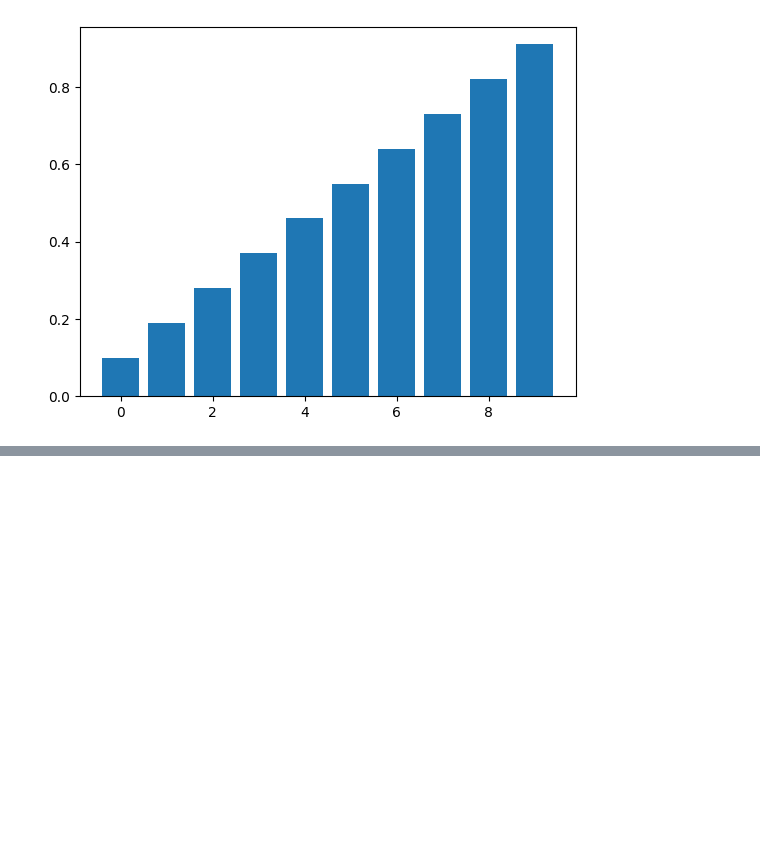
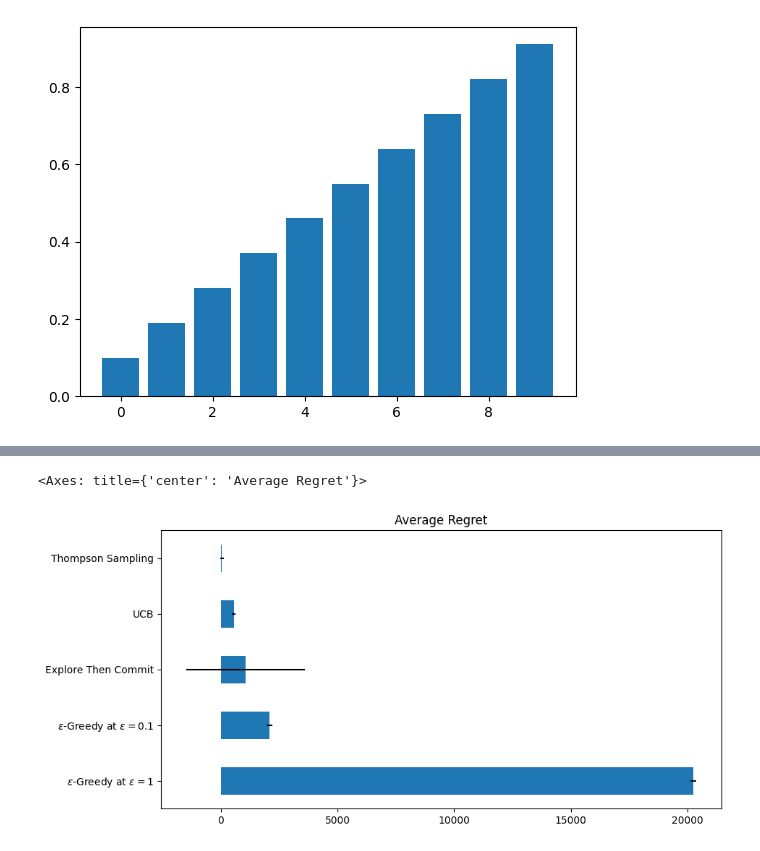
Before and after one commit to Karthik-Dulam/crazy-bandits, a Jupyter notebook: bandit_compare.ipynb, the cells around one changed output, grey strips where cells are left out. Drawn from its saved outputs; the diff is of its cells as text; code cells hidden in the pictures; blank space fills up the shorter version.

```diff
--- a/bandit_compare.ipynb
+++ b/bandit_compare.ipynb
@@ -30,0 +46,35 @@ run_bandit_algorithm("Thompson Sampling", thompson_sampling, bernoullis, n_round
+# %%
+for _ in range(n_trials):
+    regrets[r"$\epsilon$-Greedy at $\epsilon = 1$"].append(
+        run_bandit_algorithm(
+            r"$\epsilon$-Greedy at $\epsilon = 1$",
+            epsilon_greedy,
+            berBandit,
+            n_rounds,
+            1,
+        )
+    )
+    regrets[r"$\epsilon$-Greedy at $\epsilon = 0.1$"].append(
+        run_bandit_algorithm(
+            r"$\epsilon$-Greedy at $\epsilon = 1$",
+            epsilon_greedy,
+            berBandit,
+            n_rounds,
+            0.1,
+        )
+    )
+    regrets["Explore Then Commit"].append(
+        run_bandit_algorithm(
+            "Explore Then Commit", explore_then_commit, berBandit, n_rounds, 5
+        )
+    )
+    regrets["UCB"].append(run_bandit_algorithm("UCB", ucb, berBandit, n_rounds, 1))
+    regrets["Thompson Sampling"].append(
+        run_bandit_algorithm(
+            "Thompson Sampling", thompson_sampling, berBandit, n_rounds
+        )
+    )
+# %%
+regret_df = pd.DataFrame(regrets)
+regret_df.to_csv("regrets.csv")
+regret_df
@@ -30,0 +107,5 @@ run_bandit_algorithm("Thompson Sampling", thompson_sampling, bernoullis, n_round
+# %%
+regret_df.mean().plot(kind="barh", title="Average Regret", xerr=regret_df.std(), figsize=(10, 5))
+# %% [output]
+<Axes: title={'center': 'Average Regret'}>
+[figure, added]
```
Also changed, not shown: parts of 23 cells of this notebook, 1 other file.
